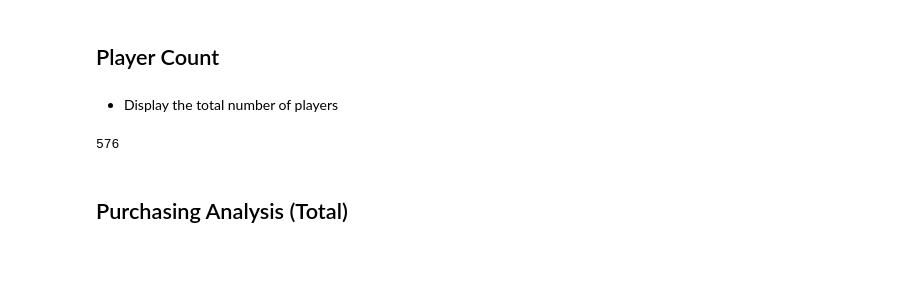
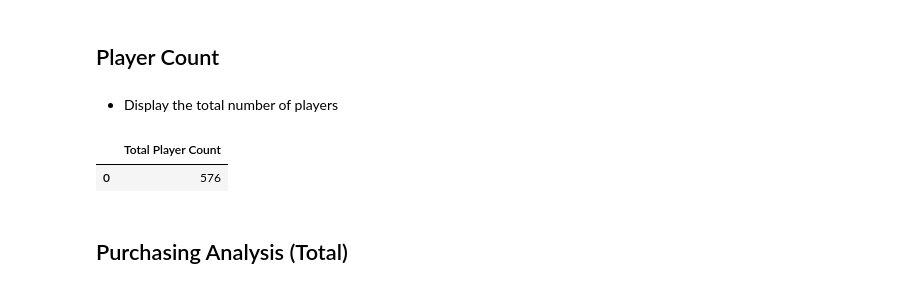
Before and after one commit to i-am-phoenix/heroe_of_pymoli_game_analysis, a Jupyter notebook: HeroesOfPymoli/HeroesOfPymoli_starter.ipynb, the cells around one changed output. Cells and saved outputs as stored; diff of their text form; code cells hidden in the pictures; blank space fills up the shorter version.

```diff
--- a/HeroesOfPymoli/HeroesOfPymoli_starter.ipynb
+++ b/HeroesOfPymoli/HeroesOfPymoli_starter.ipynb
@@ -23,10 +23,11 @@ purchase_data.head()
 # %% [markdown]
 * Display the total number of players
 # %%
-player_count=purchase_data['SN'].nunique()
+player_count=pd.DataFrame({"Total Player Count":[purchase_data['SN'].nunique()]})
 player_count
 # %% [output]
-576
+|  | Total Player Count |
+| 0 | 576 |
 # %% [markdown]
 ## Purchasing Analysis (Total)
 # %% [markdown]
```
Also changed, not shown: parts of 5 cells of this notebook.
